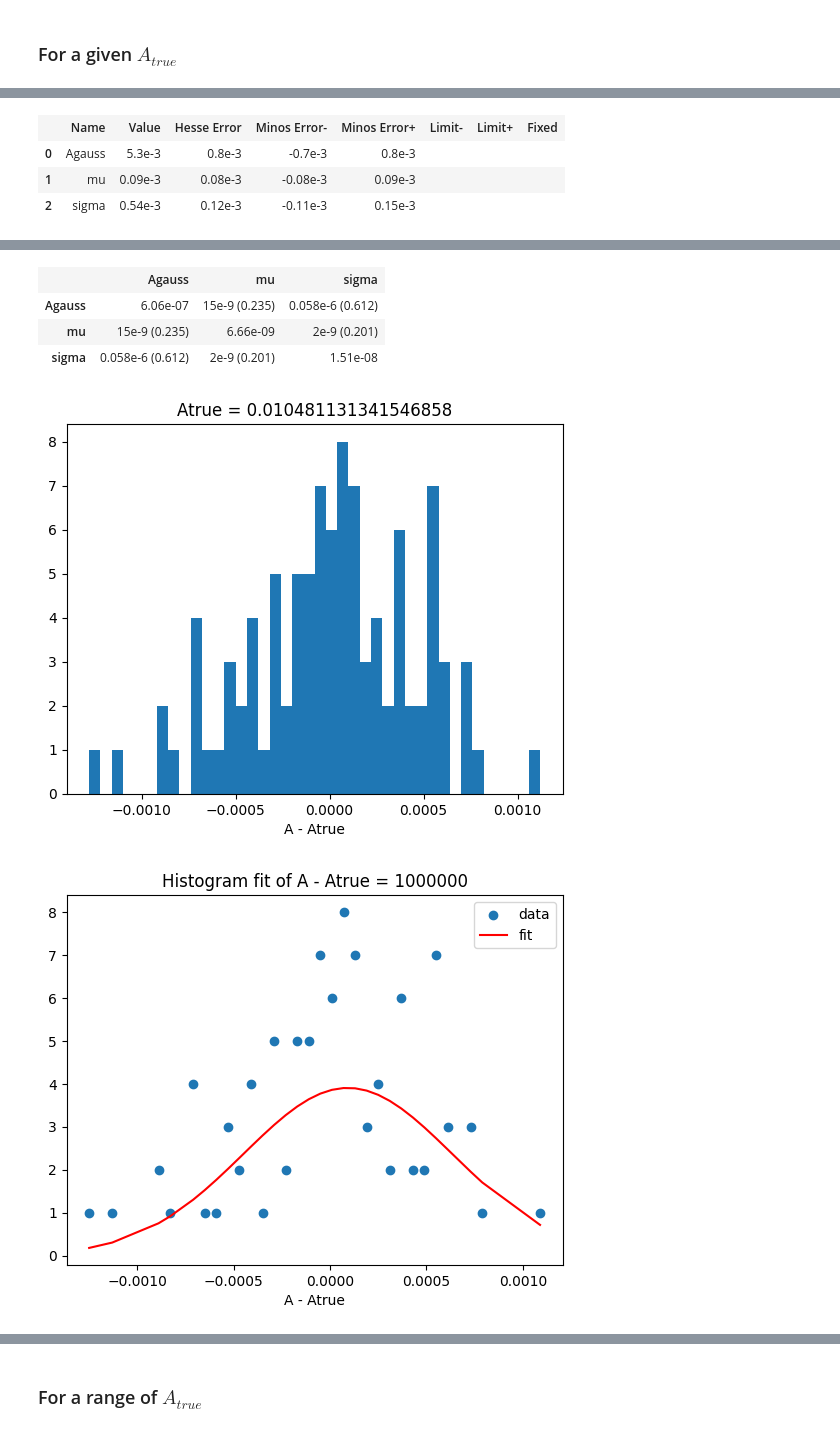
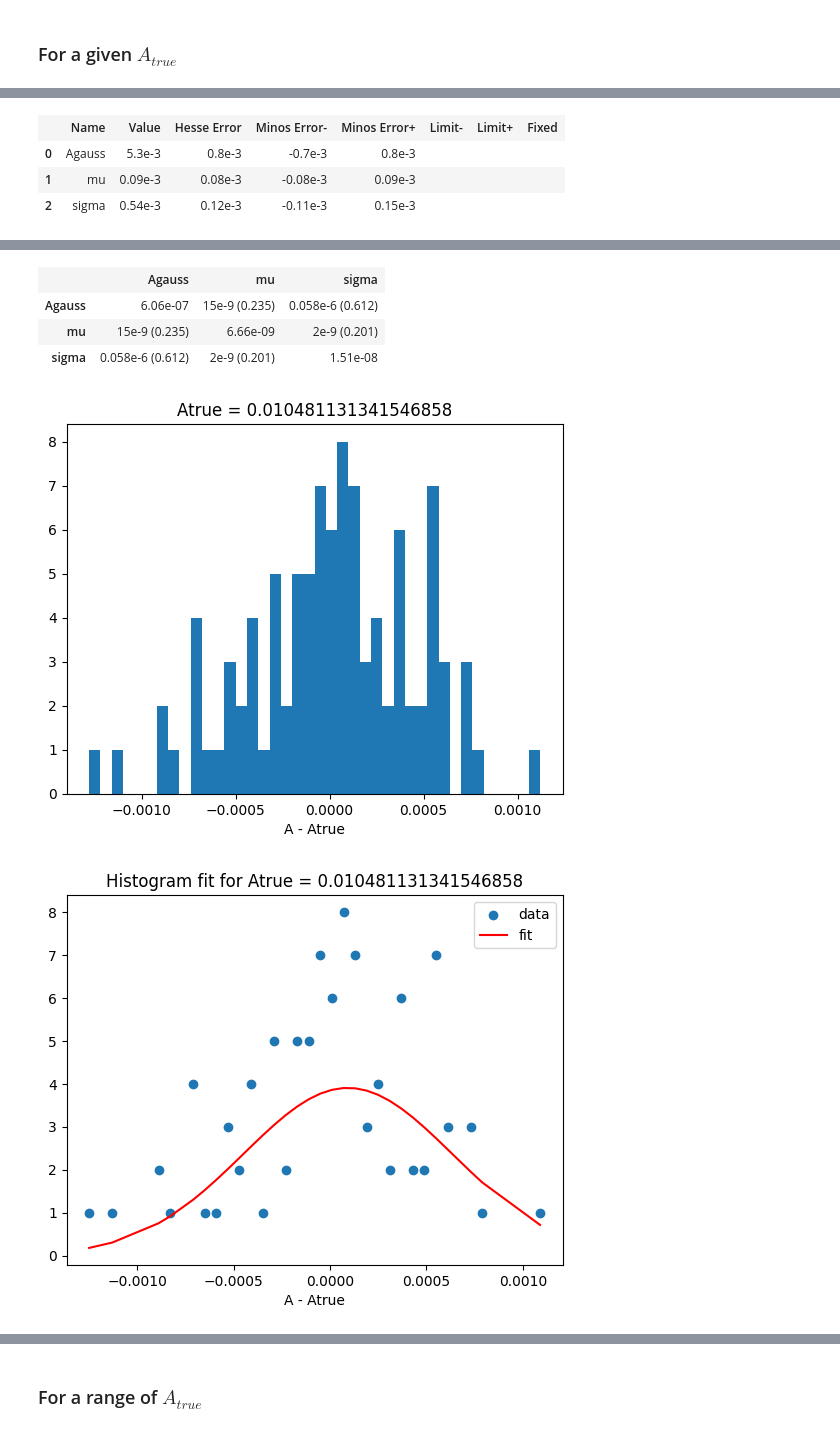
Before and after one commit to johannct/M2_Stage_Code, a Jupyter notebook: Simulation/A_Study_Cluster.ipynb, the cells around one changed output, grey strips where cells are left out. Drawn from its saved outputs; the diff is of its cells as text; code cells hidden in the pictures.

```diff
--- a/Simulation/A_Study_Cluster.ipynb
+++ b/Simulation/A_Study_Cluster.ipynb
@@ -263,35 +263,35 @@ Atrue = 0.010481131341546858
 mask = dfMinuit_data4['A_true'] == Atrue
 dfMinuit_filtered_Atrue = dfMinuit_data4[mask]
 
 var, bins = get_hist(dfMinuit_filtered_Atrue['A'] - Atrue, bins=40, xlabel="A - Atrue", title=f"Atrue = {Atrue}")
 mask2 = var != 0
 
 m = fit_minuit(bins[mask2], var[mask2], np.sqrt(var[mask2]), gauss, (1e-2, 0, 5e-4), ("Agauss", "mu", "sigma"),
-              title="Histogram fit of A - Atrue = {}".format(NSource_px_th), xlabel="A - Atrue")
+              title=f"Histogram fit for Atrue = {Atrue}", xlabel="A - Atrue")
 m
 # %% [output]
 | Migrad |  |
 | FCN = 24.38 (χ²/ndof = 0.9) | Nfcn = 348 |
 | EDM = 8.98e-06 (Goal: 0.0002) |  |
 | Valid Minimum | Below EDM threshold (goal x 10) |
 | No parameters at limit | Below call limit |
 | Hesse ok | Covariance accurate |
 |  | Name | Value | Hesse Error | Minos Error- | Minos Error+ | Limit- | Limit+ | Fixed |
 | 0 | Agauss | 5.3e-3 | 0.8e-3 | -0.7e-3 | 0.8e-3 |  |  |  |
 | 1 | mu | 0.09e-3 | 0.08e-3 | -0.08e-3 | 0.09e-3 |  |  |  |
 | 2 | sigma | 0.54e-3 | 0.12e-3 | -0.11e-3 | 0.15e-3 |  |  |  |
 |  | Agauss |  | mu |  | sigma |  |
 | Error | -0.7e-3 | 0.8e-3 | -0.08e-3 | 0.09e-3 | -0.11e-3 | 0.15e-3 |
 | Valid | True | True | True | True | True | True |
 | At Limit | False | False | False | False | False | False |
 | Max FCN | False | False | False | False | False | False |
 | New Min | False | False | False | False | False | False |
 |  | Agauss | mu | sigma |
 | Agauss | 6.06e-07 | 15e-9 (0.235) | 0.058e-6 (0.612) |
 | mu | 15e-9 (0.235) | 6.66e-09 | 2e-9 (0.201) |
 | sigma | 0.058e-6 (0.612) | 2e-9 (0.201) | 1.51e-08 |
 [figure]
-[figure, old version]
+[figure, new version]
 # %%
 Atrue = 0.0021209508879201904
 mask = dfMinuit_data4['A_true'] == Atrue
```
Also changed, not shown: parts of 17 cells of this notebook.
